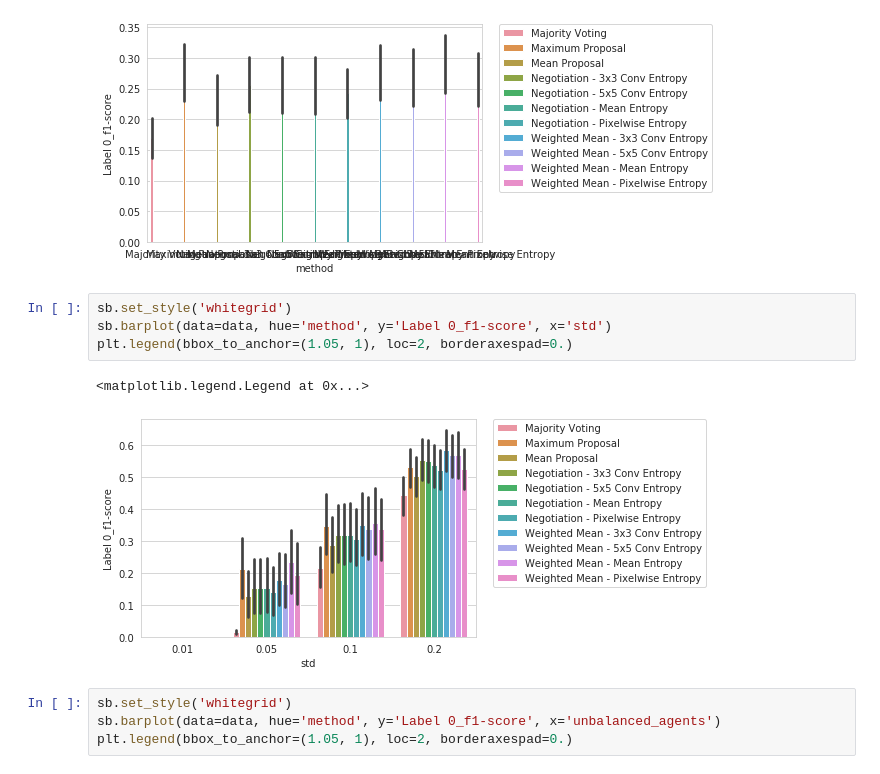
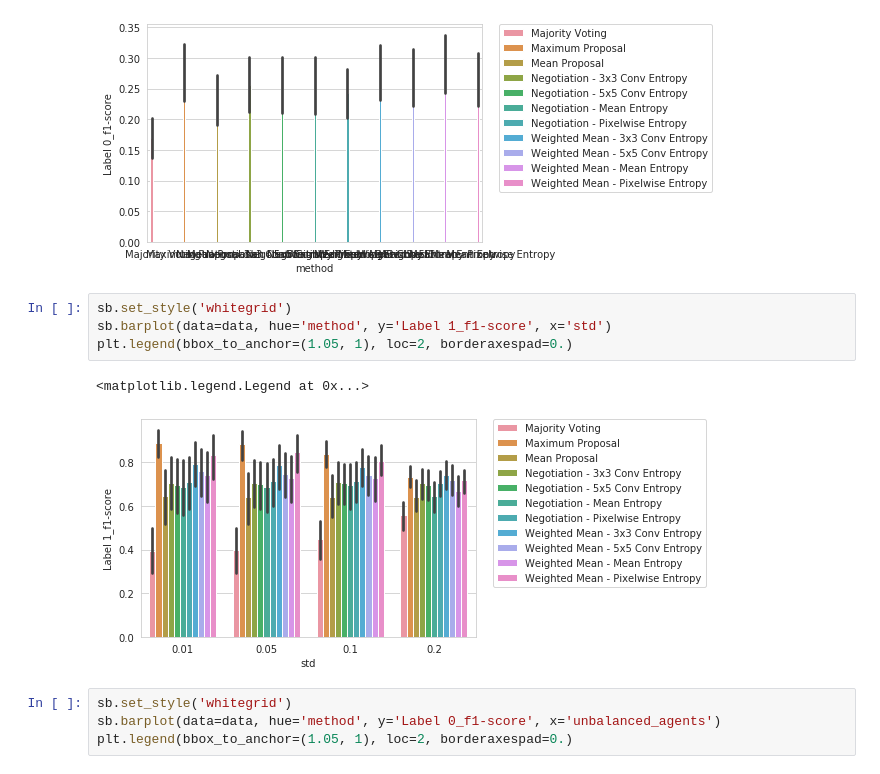
Before and after one commit to edoardogiacomello/DistributedSegmentation, a Jupyter notebook: src/SyntheticResultsViewer.ipynb, the cells around one changed output. Cells and saved outputs as stored; diff of their text form.

```diff
--- a/src/SyntheticResultsViewer.ipynb
+++ b/src/SyntheticResultsViewer.ipynb
@@ -17,11 +17,11 @@ plt.legend(bbox_to_anchor=(1.05, 1), loc=2, borderaxespad=0.)
 [figure]
 # %%
 sb.set_style('whitegrid')
-sb.barplot(data=data, hue='method', y='Label 0_f1-score', x='std')
+sb.barplot(data=data, hue='method', y='Label 1_f1-score', x='std')
 plt.legend(bbox_to_anchor=(1.05, 1), loc=2, borderaxespad=0.)
 # %% [output]
 <matplotlib.legend.Legend at 0x...>
-[figure, old version]
+[figure, new version]
 # %%
 sb.set_style('whitegrid')
 sb.barplot(data=data, hue='method', y='Label 0_f1-score', x='unbalanced_agents')
```
Also changed, not shown: 2 other files.
